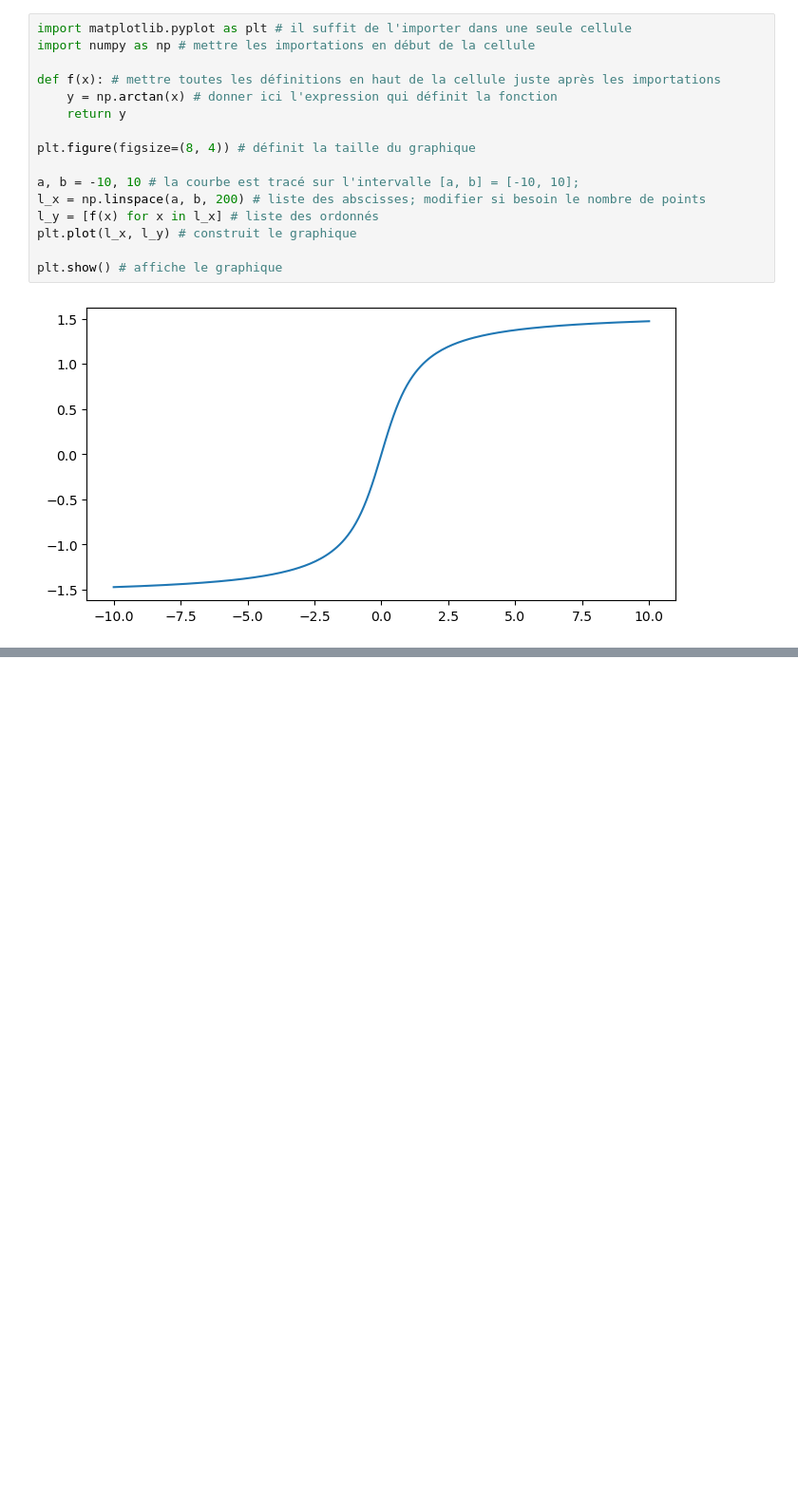
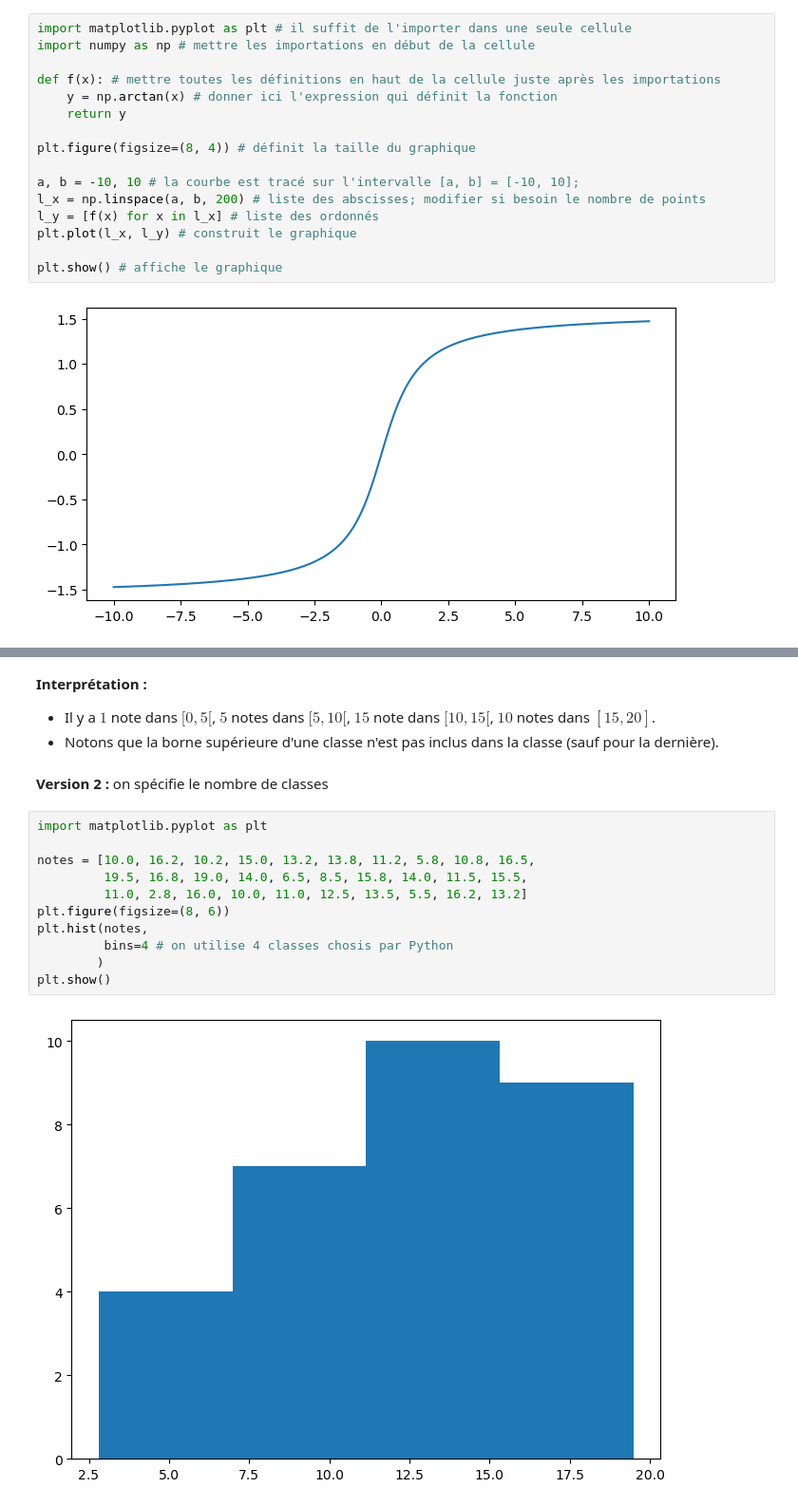
Before and after one commit to maxbauergit/SVE, a Jupyter notebook: TP-foad-Nom-prenom.ipynb, the cells around one changed output, grey strips where cells are left out. Shown at 95% size. Saved outputs shown, nothing was run; the diff lists cells and outputs as text; blank space fills up the shorter version.

```diff
--- a/TP-foad-Nom-prenom.ipynb
+++ b/TP-foad-Nom-prenom.ipynb
@@ -242,0 +274,19 @@ plt.show() # affiche le graphique
+# %% [markdown]
+**Interprétation :**
+- Il y a $1$ note dans $[0, 5[$, $5$ notes dans $[5, 10[$, $15$ note dans $[10, 15[$, $10$ notes dans $[15, 20]$.
+- Notons que la borne supérieure d'une classe n'est pas inclus dans la classe (sauf pour la dernière).
+# %% [markdown]
+**Version 2 :** on spécifie le nombre de classes
+# %%
+import matplotlib.pyplot as plt
+
+notes = [10.0, 16.2, 10.2, 15.0, 13.2, 13.8, 11.2, 5.8, 10.8, 16.5,
+         19.5, 16.8, 19.0, 14.0, 6.5, 8.5, 15.8, 14.0, 11.5, 15.5,
+         11.0, 2.8, 16.0, 10.0, 11.0, 12.5, 13.5, 5.5, 16.2, 13.2]
+plt.figure(figsize=(8, 6))
+plt.hist(notes,
+         bins=4 # on utilise 4 classes chosis par Python
+        )
+plt.show()
+# %% [output]
+[figure, added]
```
Also changed, not shown: parts of 34 cells of this notebook.
